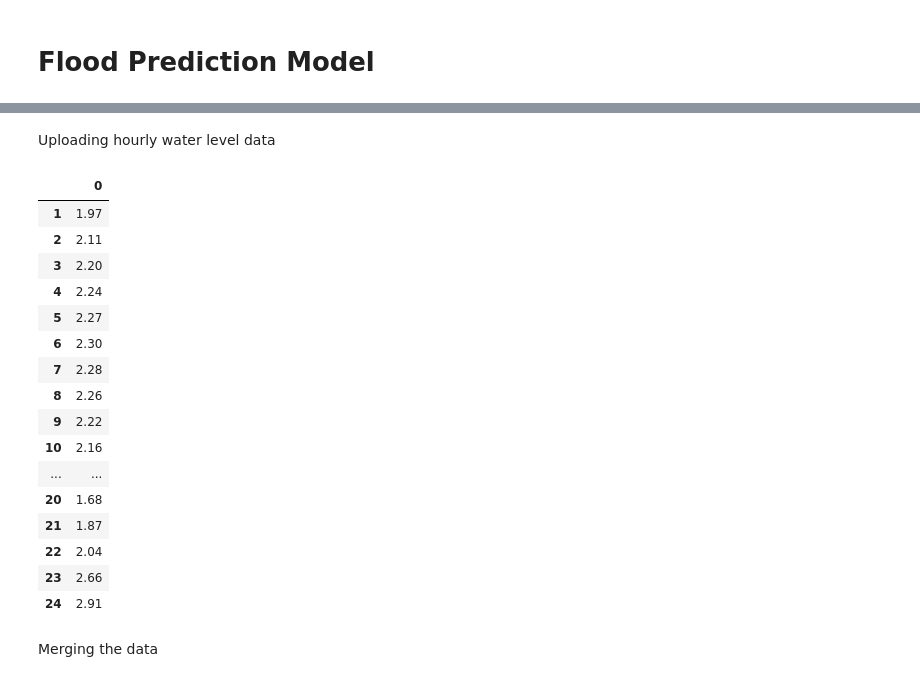
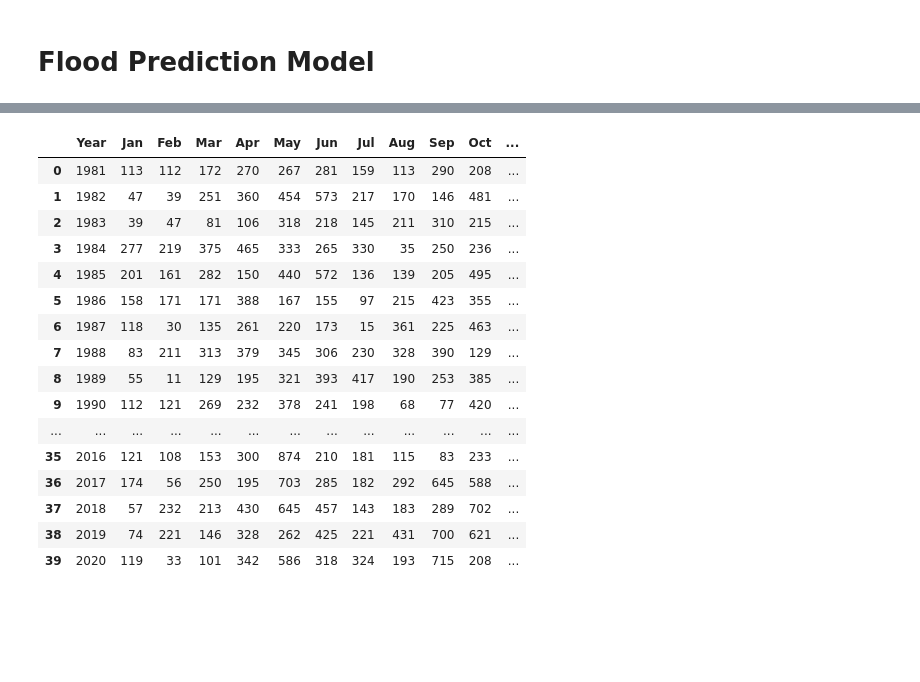
Before and after one commit to LeMikey/SDGP-HelloWorld, a Jupyter notebook: main_Flood.ipynb, the cells around one changed output, grey strips where cells are left out. Cells and saved outputs as stored; diff of their text form; code cells hidden in the pictures; blank space fills up the shorter version.

```diff
--- a/main_Flood.ipynb
+++ b/main_Flood.ipynb
@@ -33,25 +15,0 @@ Name: Hanwella, dtype: float64
-# %% [markdown]
-Uploading hourly water level data
-# %%
-dataSet_WL = pd.read_csv('Hourly Water Level.csv')
-dataSet_WL.iloc[[0]].transpose()
-# %% [output]
-|  | 0 |
-| 1 | 1.97 |
-| 2 | 2.11 |
-| 3 | 2.20 |
-| 4 | 2.24 |
-| 5 | 2.27 |
-| 6 | 2.30 |
-| 7 | 2.28 |
-| 8 | 2.26 |
-| 9 | 2.22 |
-| 10 | 2.16 |
-| ... | ... |
-| 20 | 1.68 |
-| 21 | 1.87 |
-| 22 | 2.04 |
-| 23 | 2.66 |
-| 24 | 2.91 |
-# %% [markdown]
-Merging the data
@@ -59,0 +16,22 @@ dataSet = pd.merge(dataSet_R, dataSet_WL, how='outer', )
+# %%
+# Get the dataset required
+dataSet = pd.read_csv('Monthly rainfall & flood.csv')
+dataSet
+# %% [output]
+|  | Year | Jan | Feb | Mar | Apr | May | Jun | Jul | Aug | Sep | Oct | ... |
+| 0 | 1981 | 113 | 112 | 172 | 270 | 267 | 281 | 159 | 113 | 290 | 208 | ... |
+| 1 | 1982 | 47 | 39 | 251 | 360 | 454 | 573 | 217 | 170 | 146 | 481 | ... |
+| 2 | 1983 | 39 | 47 | 81 | 106 | 318 | 218 | 145 | 211 | 310 | 215 | ... |
+| 3 | 1984 | 277 | 219 | 375 | 465 | 333 | 265 | 330 | 35 | 250 | 236 | ... |
+| 4 | 1985 | 201 | 161 | 282 | 150 | 440 | 572 | 136 | 139 | 205 | 495 | ... |
+| 5 | 1986 | 158 | 171 | 171 | 388 | 167 | 155 | 97 | 215 | 423 | 355 | ... |
+| 6 | 1987 | 118 | 30 | 135 | 261 | 220 | 173 | 15 | 361 | 225 | 463 | ... |
+| 7 | 1988 | 83 | 211 | 313 | 379 | 345 | 306 | 230 | 328 | 390 | 129 | ... |
+| 8 | 1989 | 55 | 11 | 129 | 195 | 321 | 393 | 417 | 190 | 253 | 385 | ... |
+| 9 | 1990 | 112 | 121 | 269 | 232 | 378 | 241 | 198 | 68 | 77 | 420 | ... |
+| ... | ... | ... | ... | ... | ... | ... | ... | ... | ... | ... | ... | ... |
+| 35 | 2016 | 121 | 108 | 153 | 300 | 874 | 210 | 181 | 115 | 83 | 233 | ... |
+| 36 | 2017 | 174 | 56 | 250 | 195 | 703 | 285 | 182 | 292 | 645 | 588 | ... |
+| 37 | 2018 | 57 | 232 | 213 | 430 | 645 | 457 | 143 | 183 | 289 | 702 | ... |
+| 38 | 2019 | 74 | 221 | 146 | 328 | 262 | 425 | 221 | 431 | 700 | 621 | ... |
+| 39 | 2020 | 119 | 33 | 101 | 342 | 586 | 318 | 324 | 193 | 715 | 208 | ... |
```
Also changed, not shown: parts of 13 cells of this notebook.
